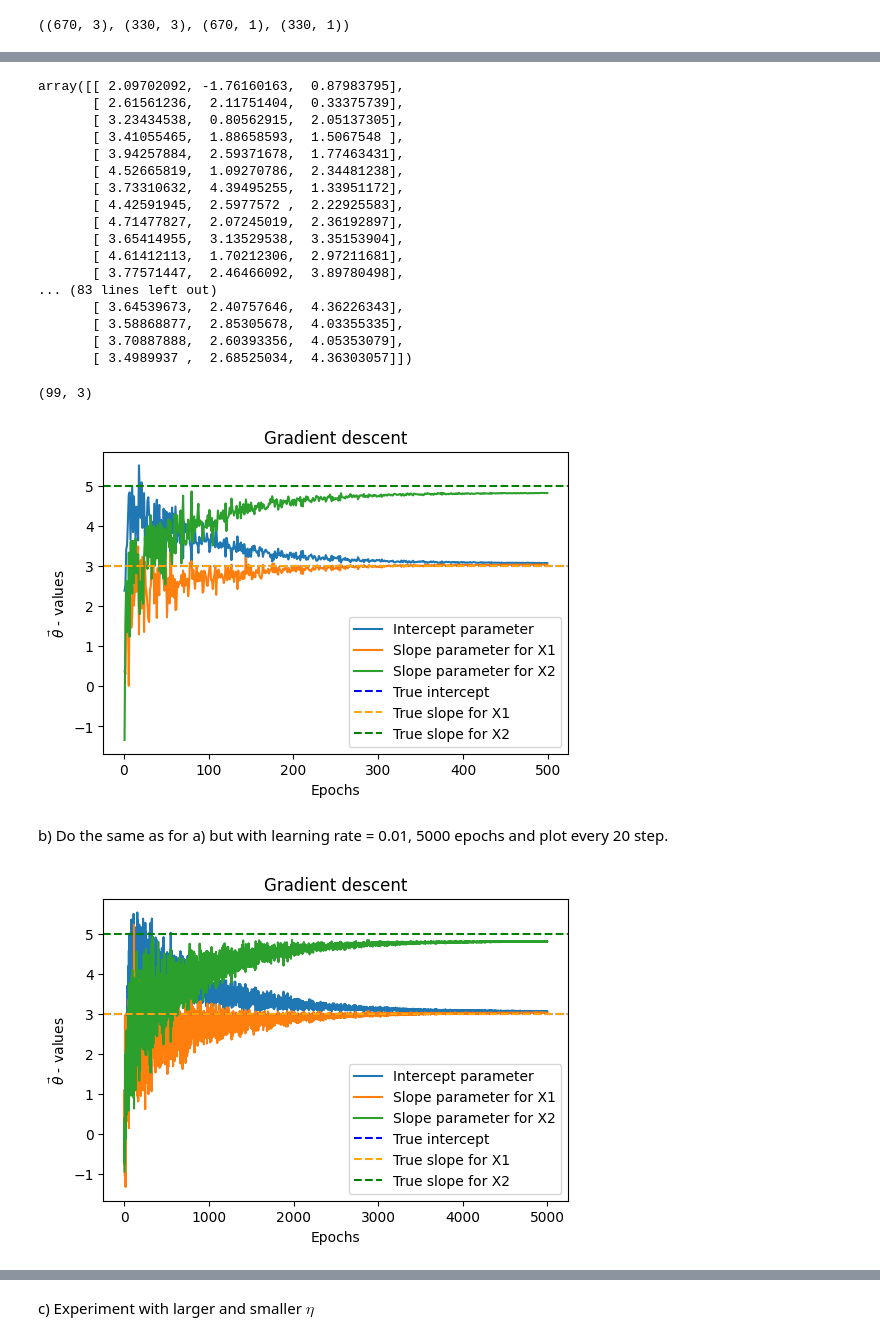
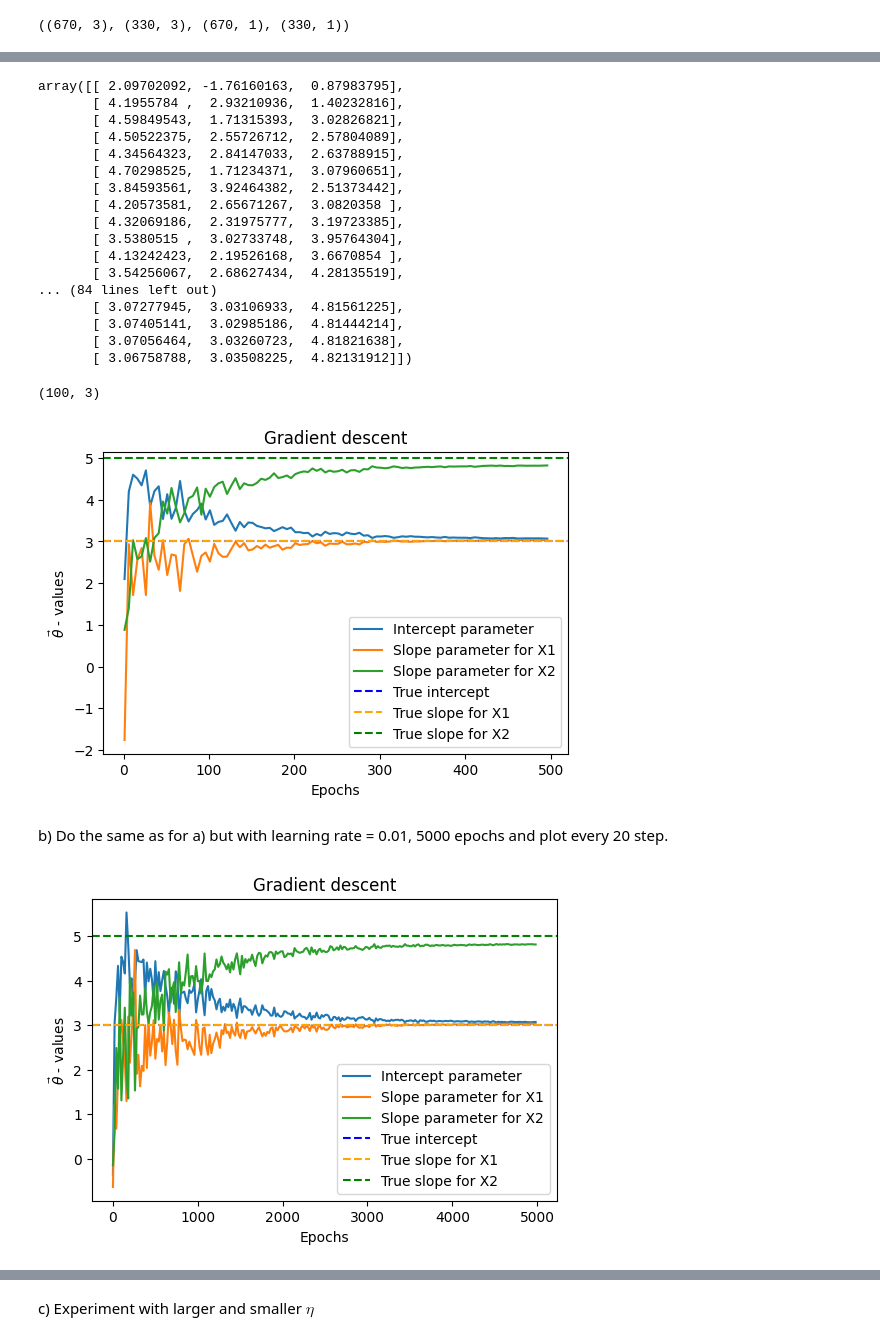
Before and after one commit to yuna-liu/Maskininlarning-Yuna-Liu, a Jupyter notebook: Exercises/E01_gradient_descent.ipynb, the cells around one changed output, grey strips where cells are left out. Drawn from its saved outputs; the diff is of its cells as text; code cells hidden in the pictures.

```diff
--- a/Exercises/E01_gradient_descent.ipynb
+++ b/Exercises/E01_gradient_descent.ipynb
@@ -225,30 +225,30 @@ array([[4.32839231],
 # %%
-epochs = range(1,500)
+epochs = range(1,500, 5)
 thetas = np.array([gradient_descent(X_train, y_train, epochs=epoch).reshape(-1) for epoch in epochs])
 # %%
 thetas
 # %% [output]
 array([[ 2.09702092, -1.76160163,  0.87983795],
-       [ 2.61561236,  2.11751404,  0.33375739],
-       [ 3.23434538,  0.80562915,  2.05137305],
-       [ 3.41055465,  1.88658593,  1.5067548 ],
-       [ 3.94257884,  2.59371678,  1.77463431],
-       [ 4.52665819,  1.09270786,  2.34481238],
-       [ 3.73310632,  4.39495255,  1.33951172],
-       [ 4.42591945,  2.5977572 ,  2.22925583],
-       [ 4.71477827,  2.07245019,  2.36192897],
-       [ 3.65414955,  3.13529538,  3.35153904],
-       [ 4.61412113,  1.70212306,  2.97211681],
-       [ 3.77571447,  2.46466092,  3.89780498],
-... (83 lines left out)
-       [ 3.64539673,  2.40757646,  4.36226343],
-       [ 3.58868877,  2.85305678,  4.03355335],
-       [ 3.70887888,  2.60393356,  4.05353079],
-       [ 3.4989937 ,  2.68525034,  4.36303057]])
+       [ 4.1955784 ,  2.93210936,  1.40232816],
+       [ 4.59849543,  1.71315393,  3.02826821],
+       [ 4.50522375,  2.55726712,  2.57804089],
+       [ 4.34564323,  2.84147033,  2.63788915],
+       [ 4.70298525,  1.71234371,  3.07960651],
+       [ 3.84593561,  3.92464382,  2.51373442],
+       [ 4.20573581,  2.65671267,  3.0820358 ],
+       [ 4.32069186,  2.31975777,  3.19723385],
+       [ 3.5380515 ,  3.02733748,  3.95764304],
+       [ 4.13242423,  2.19526168,  3.6670854 ],
+       [ 3.54256067,  2.68627434,  4.28135519],
+... (84 lines left out)
+       [ 3.07277945,  3.03106933,  4.81561225],
+       [ 3.07405141,  3.02985186,  4.81444214],
+       [ 3.07056464,  3.03260723,  4.81821638],
+       [ 3.06758788,  3.03508225,  4.82131912]])
 # %%
 thetas.shape
 # %% [output]
-(99, 3)
+(100, 3)
 # %%
 def gradient_descent_plot(epochs, thetas):
     fig, ax = plt.figure(dpi=100), plt.axes()
@@ -261,16 +261,13 @@ def gradient_descent_plot(epochs, thetas):
 # %%
 gradient_descent_plot(epochs, thetas)
 # %% [output]
-[figure, old version]
+[figure, new version]
 # %% [markdown]
 b) Do the same as for a) but with learning rate  = 0.01, 5000 epochs and plot every 20 step.
 # %%
-theta = gradient_descent(X_train, y_train, learning_rate=0.01, epochs=20)
-theta.reshape(-1)
-
-epochs = range(1,5000)
+epochs = range(1,5000, 20)
 thetas = np.array([gradient_descent(X_train, y_train, learning_rate=0.01, epochs = epoch).reshape(-1) for epoch in epochs])
 
 gradient_descent_plot(epochs, thetas)
 # %% [output]
-[figure, old version]
+[figure, new version]
```
Also changed, not shown: parts of 6 cells of this notebook.
